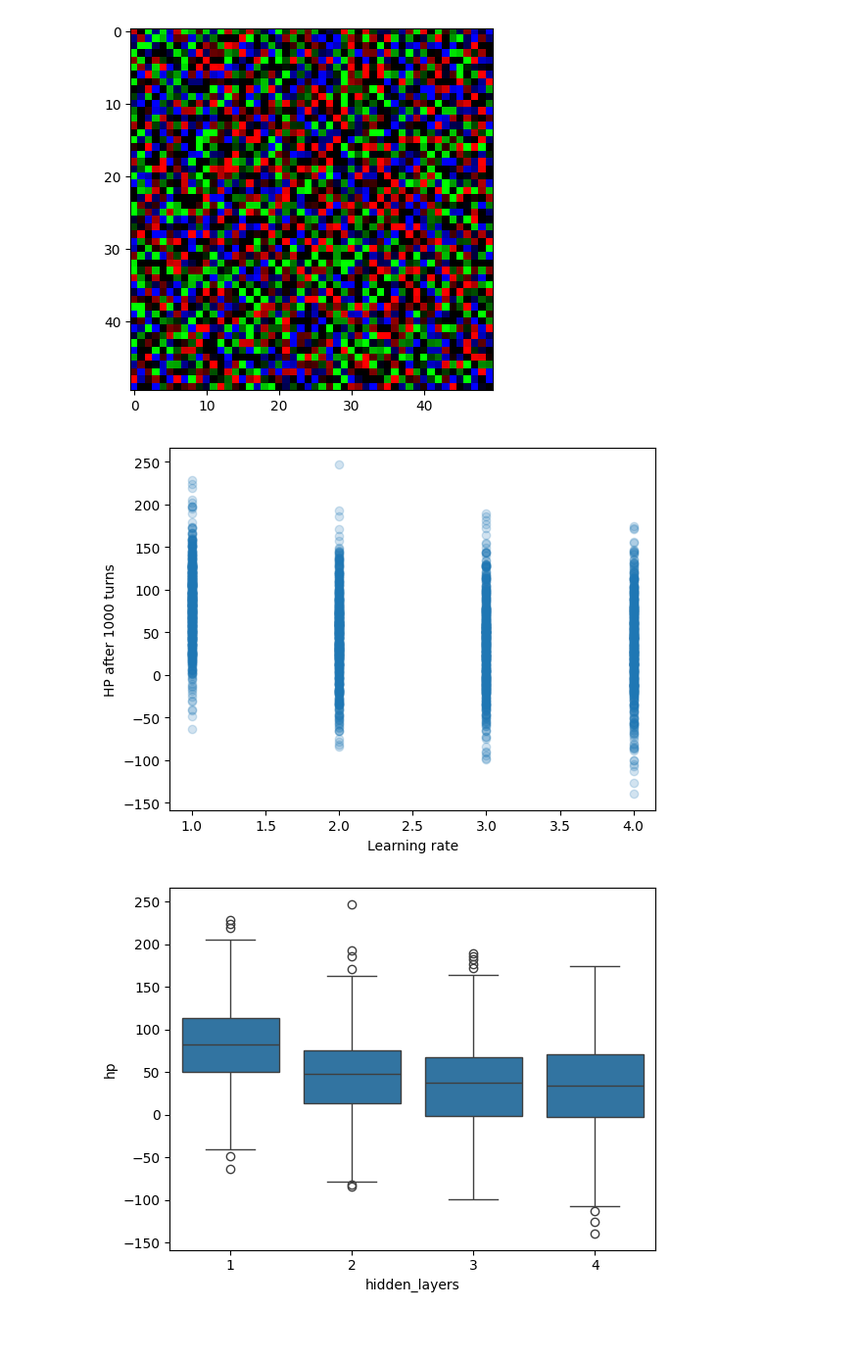
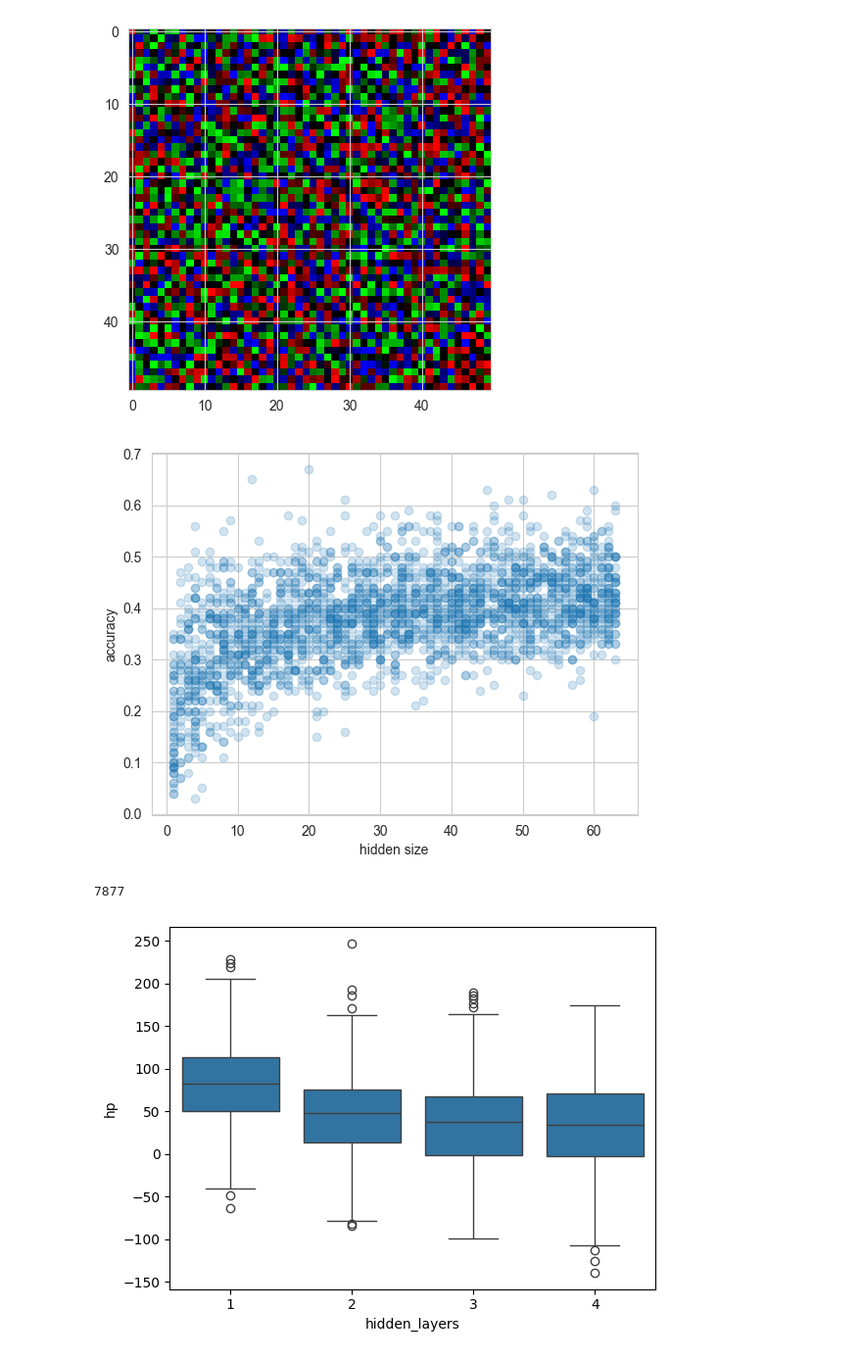
Before and after one commit to Petroleum-Blownapart/nn_game_of_life, a Jupyter notebook: animation_version.ipynb, the cells around one changed output. Shown: that part at 98% size. Saved outputs shown, nothing was run; the diff lists cells and outputs as text; code cells hidden in the pictures; blank space fills up the shorter version.

Commit message:
Added entropy and accuracy stats

```diff
--- a/animation_version.ipynb
+++ b/animation_version.ipynb
@@ -66,6 +66,10 @@ class Cell():
         self.row_num = row
         self.col_num = col
         self.hp = 50
+        self.good_outcomes = 0
+        self.bad_outcomes = 0
+        self.entropy = None
+        self. accuracy = None
         self.color = random.randint(0, 2)
         self.hidden_layers = hidden_layers
         self.hidden_size = hidden_size
@@ -239,14 +243,14 @@ class Board():
         self.cells = []
         self.rows = rows
         self.cols = cols
-        self.num_turns = 0
+        self.num_turns = 1
         for row in range(rows):
             new_row = []
             for col in range(cols):
                 new_row.append(Cell(row=row, col=col,
-                                    hidden_layers = np.random.randint(1, 5),
+                                    #hidden_layers = np.random.randint(1, 5),
                                     learn_rate = 0.01,
-                                    hidden_size = 16,
+                                    hidden_size = np.random.randint(1, 64),
                                     #learn_rate = np.random.uniform(0.001, 1),
                                     ))
             self.cells.append(new_row)
@@ -317,6 +321,15 @@ class Board():
                 cell.change_hp(hp_bonus)
                 # find what would have been the best throw for this turn
                 best_throw_tensor = cell.find_optimal_throw(sense_data=None)
+                # get tensor for current throw
+                my_throw_tensor = torch.tensor(cell.color_one_hot())
+                if torch.equal(my_throw_tensor, best_throw_tensor):
+                    cell.good_outcomes += 1
+                else:
+                    cell.bad_outcomes += 1
+                # update cell accuracy and entropy
+                cell.accuracy = cell.good_outcomes / (cell.good_outcomes + cell.bad_outcomes)
+                cell.entropy = -1 * np.log(cell.good_outcomes / self.num_turns)
                 # update brain
                 cell.learn(best_throw_tensor)
                 cell.update()
@@ -334,7 +349,7 @@ first_board.show_img()
 first_board.time(100)
 first_board.show_img()
 # %% [output]
-[figure, old version]
+[figure, new version]
 # %%
 data_dict = {
     'row': [],
@@ -342,7 +357,11 @@ data_dict = {
     'hidden_layers': [],
     'hidden_size': [],
     'learning_rate': [],
-    'hp': []
+    'hp': [],
+    'entropy': [],
+    'accuracy': [],
+    'good_outcomes': [],
+    'bad_outcomes': [],
 }
 for row in range(first_board.rows):
     for col in range(first_board.cols):
@@ -352,15 +371,23 @@ for row in range(first_board.rows):
         data_dict['hidden_size'].append(first_board.cells[row][col].hidden_size)
         data_dict['learning_rate'].append(first_board.cells[row][col].learn_rate)
         data_dict['hp'].append(first_board.cells[row][col].hp)
+        data_dict['entropy'].append(first_board.cells[row][col].entropy)
+        data_dict['accuracy'].append(first_board.cells[row][col].accuracy)
+        data_dict['good_outcomes'].append(first_board.cells[row][col].good_outcomes)
+        data_dict['bad_outcomes'].append(first_board.cells[row][col].bad_outcomes)
 
 result_data = pd.DataFrame(data_dict)
 # %%
-plt.scatter(result_data['hidden_layers'], result_data['hp'], alpha=0.2)
-plt.xlabel('Learning rate')
-plt.ylabel('HP after 1000 turns')
+plt.scatter(result_data['hidden_size'], result_data['accuracy'], alpha=0.2)
+plt.xlabel('hidden size')
+plt.ylabel('accuracy')
 plt.show()
 # %% [output]
-[figure, old version]
+[figure, new version]
+# %%
+first_board.num_turns
+# %% [output]
+7877
 # %%
 import seaborn as sns
 # %%
```
Also changed, not shown: parts of 3 cells of this notebook.
